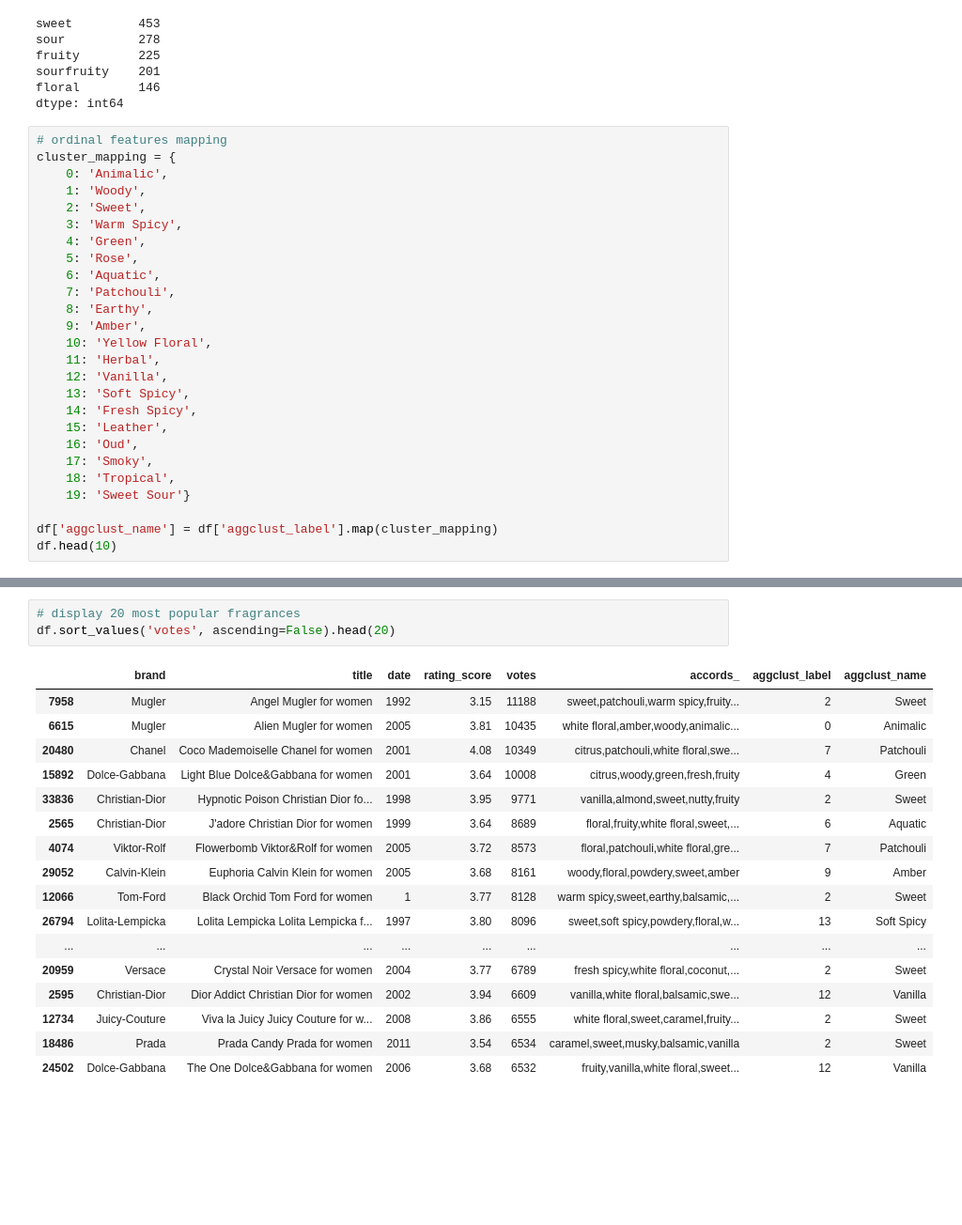
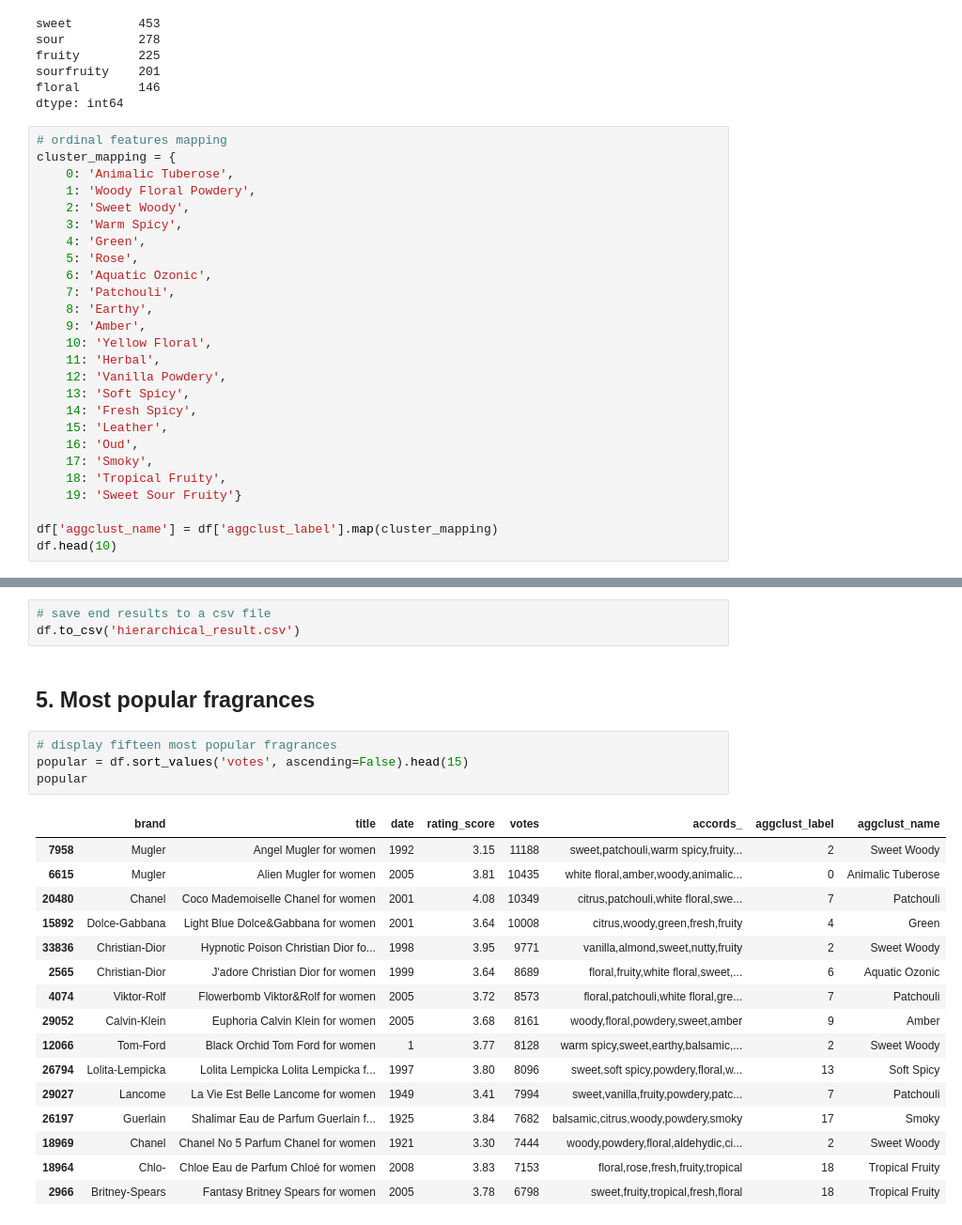
Before and after one commit to katarzynajanicka/agglomerative-fragrance-clustering, a Jupyter notebook: hierarchical-clustering.ipynb, the cells around one changed output, grey strips where cells are left out. Shown at 94% size. Saved outputs shown, nothing was run; the diff lists cells and outputs as text; blank space fills up the shorter version.

```diff
--- a/hierarchical-clustering.ipynb
+++ b/hierarchical-clustering.ipynb
@@ -464,26 +428,26 @@ dtype: int64
 # %%
 # ordinal features mapping
 cluster_mapping = {
-    0: 'Animalic',
-    1: 'Woody',
-    2: 'Sweet',
+    0: 'Animalic Tuberose',
+    1: 'Woody Floral Powdery',
+    2: 'Sweet Woody',
     3: 'Warm Spicy',
     4: 'Green',
     5: 'Rose',
-    6: 'Aquatic',
+    6: 'Aquatic Ozonic',
     7: 'Patchouli',
     8: 'Earthy',
     9: 'Amber',
     10: 'Yellow Floral',
     11: 'Herbal',
-    12: 'Vanilla',
+    12: 'Vanilla Powdery',
     13: 'Soft Spicy',
     14: 'Fresh Spicy',
     15: 'Leather',
     16: 'Oud',
     17: 'Smoky',
-    18: 'Tropical',
-    19: 'Sweet Sour'}
+    18: 'Tropical Fruity',
+    19: 'Sweet Sour Fruity'}
 
 df['aggclust_name'] = df['aggclust_label'].map(cluster_mapping)
 df.head(10)
@@ -502,21 +487,26 @@ df.head(10)
+# %%
+# save end results to a csv file
+df.to_csv('hierarchical_result.csv')
+# %% [markdown]
+## 5. Most popular fragrances
 # %%
-# display 20 most popular fragrances
-df.sort_values('votes', ascending=False).head(20)
+# display fifteen most popular fragrances
+popular = df.sort_values('votes', ascending=False).head(15)
+popular
 # %% [output]
 |  | brand | title | date | rating_score | votes | accords_ | aggclust_label | aggclust_name |
-| 7958 | Mugler | Angel Mugler for women | 1992 | 3.15 | 11188 | sweet,patchouli,warm spicy,fruity... | 2 | Sweet |
-| 6615 | Mugler | Alien Mugler for women | 2005 | 3.81 | 10435 | white floral,amber,woody,animalic... | 0 | Animalic |
+| 7958 | Mugler | Angel Mugler for women | 1992 | 3.15 | 11188 | sweet,patchouli,warm spicy,fruity... | 2 | Sweet Woody |
+| 6615 | Mugler | Alien Mugler for women | 2005 | 3.81 | 10435 | white floral,amber,woody,animalic... | 0 | Animalic Tuberose |
 | 20480 | Chanel | Coco Mademoiselle Chanel for women | 2001 | 4.08 | 10349 | citrus,patchouli,white floral,swe... | 7 | Patchouli |
 | 15892 | Dolce-Gabbana | Light Blue Dolce&Gabbana for women | 2001 | 3.64 | 10008 | citrus,woody,green,fresh,fruity | 4 | Green |
-| 33836 | Christian-Dior | Hypnotic Poison Christian Dior fo... | 1998 | 3.95 | 9771 | vanilla,almond,sweet,nutty,fruity | 2 | Sweet |
-| 2565 | Christian-Dior | J'adore Christian Dior for women | 1999 | 3.64 | 8689 | floral,fruity,white floral,sweet,... | 6 | Aquatic |
+| 33836 | Christian-Dior | Hypnotic Poison Christian Dior fo... | 1998 | 3.95 | 9771 | vanilla,almond,sweet,nutty,fruity | 2 | Sweet Woody |
+| 2565 | Christian-Dior | J'adore Christian Dior for women | 1999 | 3.64 | 8689 | floral,fruity,white floral,sweet,... | 6 | Aquatic Ozonic |
 | 4074 | Viktor-Rolf | Flowerbomb Viktor&Rolf for women | 2005 | 3.72 | 8573 | floral,patchouli,white floral,gre... | 7 | Patchouli |
 | 29052 | Calvin-Klein | Euphoria Calvin Klein for women | 2005 | 3.68 | 8161 | woody,floral,powdery,sweet,amber | 9 | Amber |
-| 12066 | Tom-Ford | Black Orchid Tom Ford for women | 1 | 3.77 | 8128 | warm spicy,sweet,earthy,balsamic,... | 2 | Sweet |
+| 12066 | Tom-Ford | Black Orchid Tom Ford for women | 1 | 3.77 | 8128 | warm spicy,sweet,earthy,balsamic,... | 2 | Sweet Woody |
 | 26794 | Lolita-Lempicka | Lolita Lempicka Lolita Lempicka f... | 1997 | 3.80 | 8096 | sweet,soft spicy,powdery,floral,w... | 13 | Soft Spicy |
-| ... | ... | ... | ... | ... | ... | ... | ... | ... |
-| 20959 | Versace | Crystal Noir Versace for women | 2004 | 3.77 | 6789 | fresh spicy,white floral,coconut,... | 2 | Sweet |
-| 2595 | Christian-Dior | Dior Addict Christian Dior for women | 2002 | 3.94 | 6609 | vanilla,white floral,balsamic,swe... | 12 | Vanilla |
-| 12734 | Juicy-Couture | Viva la Juicy Juicy Couture for w... | 2008 | 3.86 | 6555 | white floral,sweet,caramel,fruity... | 2 | Sweet |
-| 18486 | Prada | Prada Candy Prada for women | 2011 | 3.54 | 6534 | caramel,sweet,musky,balsamic,vanilla | 2 | Sweet |
-| 24502 | Dolce-Gabbana | The One Dolce&Gabbana for women | 2006 | 3.68 | 6532 | fruity,vanilla,white floral,sweet... | 12 | Vanilla |
+| 29027 | Lancome | La Vie Est Belle Lancome for women | 1949 | 3.41 | 7994 | sweet,vanilla,fruity,powdery,patc... | 7 | Patchouli |
+| 26197 | Guerlain | Shalimar Eau de Parfum Guerlain f... | 1925 | 3.84 | 7682 | balsamic,citrus,woody,powdery,smoky | 17 | Smoky |
+| 18969 | Chanel | Chanel No 5 Parfum Chanel for women | 1921 | 3.30 | 7444 | woody,powdery,floral,aldehydic,ci... | 2 | Sweet Woody |
+| 18964 | Chlo- | Chloe Eau de Parfum Chloé for women | 2008 | 3.83 | 7153 | floral,rose,fresh,fruity,tropical | 18 | Tropical Fruity |
+| 2966 | Britney-Spears | Fantasy Britney Spears for women | 2005 | 3.78 | 6798 | sweet,fruity,tropical,fresh,floral | 18 | Tropical Fruity |
```
Also changed, not shown: parts of 47 cells of this notebook, 1 other file.
